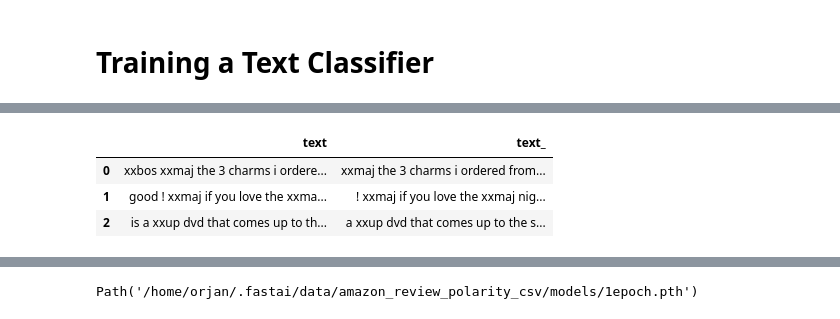
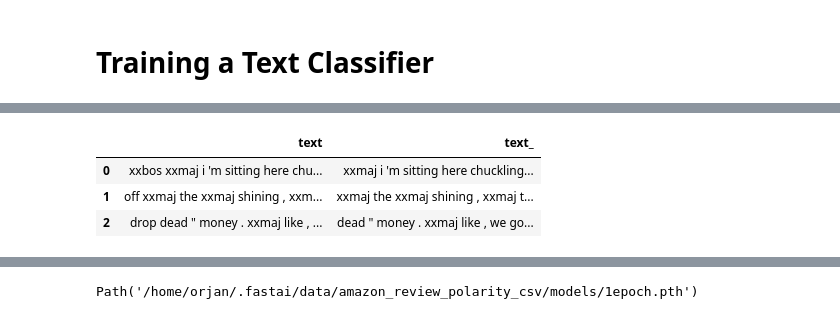
Before and after one commit to Orjanen/mini-prosjekt-5-sentiment, a Jupyter notebook: LikeItOrNot?.ipynb, the cells around one changed output, grey strips where cells are left out. Saved outputs shown, nothing was run; the diff lists cells and outputs as text; code cells hidden in the pictures.

```diff
--- a/LikeItOrNot?.ipynb
+++ b/LikeItOrNot?.ipynb
@@ -38,13 +38,13 @@ train.head()
 # Training a Text Classifier
 # %%
 dls_lm = TextDataLoaders.from_df(train[:100000], path=path, text_col='text', is_lm=True)
-dls.show_batch(max_n=3)
+dls_lm.show_batch(max_n=3)
 # %% [output]
 [interactive output not drawn]
 |  | text | text_ |
-| 0 | xxbos xxmaj the 3 charms i ordere... | xxmaj the 3 charms i ordered from... |
-| 1 | good ! xxmaj if you love the xxma... | ! xxmaj if you love the xxmaj nig... |
-| 2 | is a xxup dvd that comes up to th... | a xxup dvd that comes up to the s... |
+| 0 | xxbos xxmaj i 'm sitting here chu... | xxmaj i 'm sitting here chuckling... |
+| 1 | off xxmaj the xxmaj shining , xxm... | xxmaj the xxmaj shining , xxmaj t... |
+| 2 | drop dead " money . xxmaj like , ... | dead " money . xxmaj like , we go... |
 # %%
 learn_lm = language_model_learner(
     dls_lm, AWD_LSTM, drop_mult=0.3,
```
Also changed, not shown: parts of 24 cells of this notebook.
